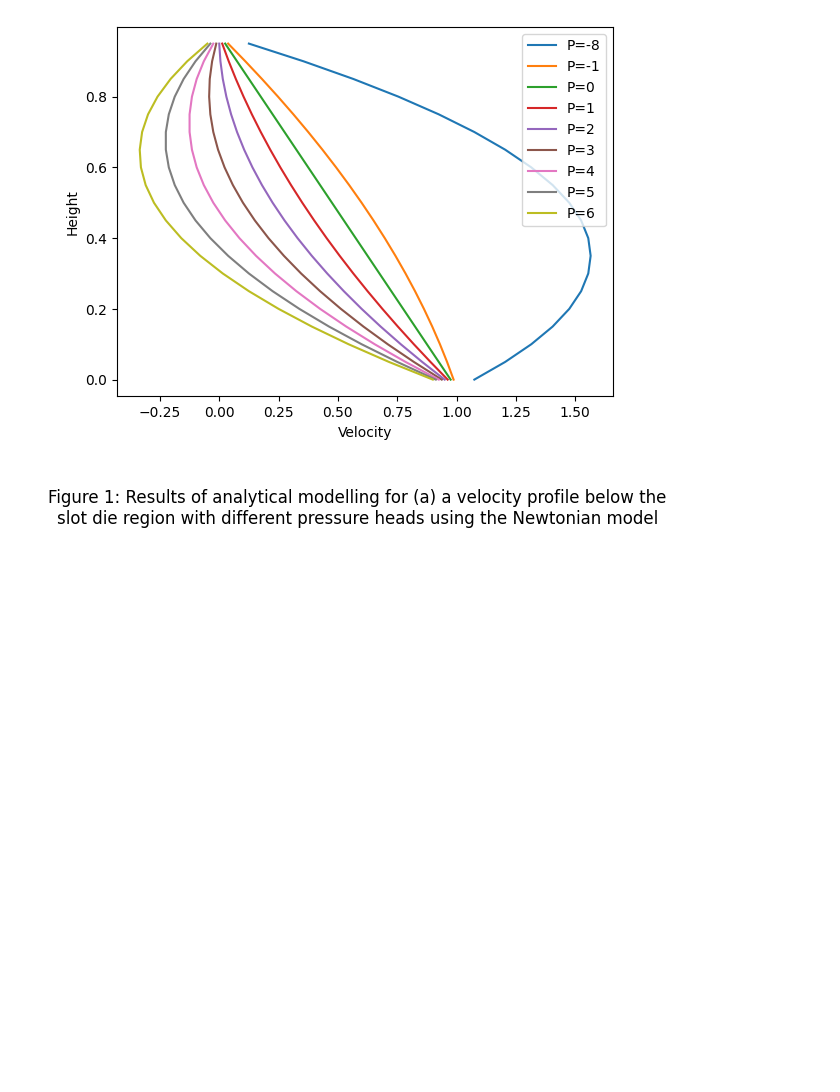
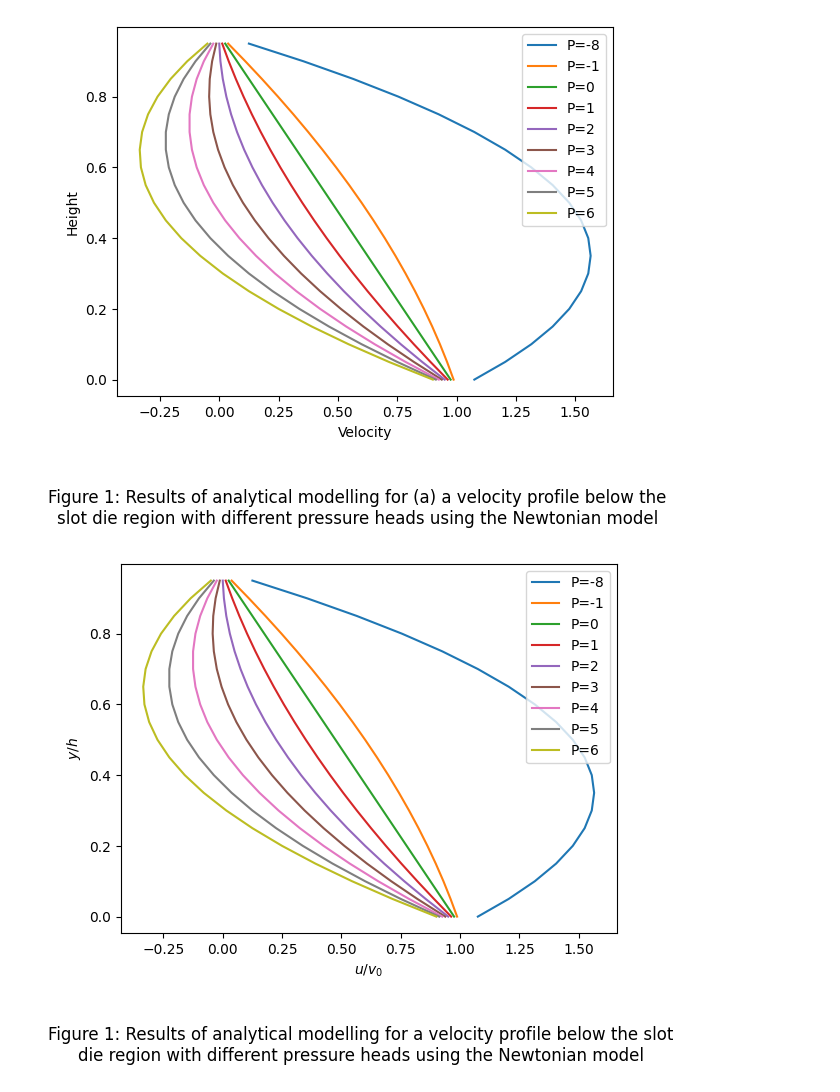
Before and after one commit to FW-Coding/FUSE-Internship-2024, a Jupyter notebook: Coating thickness model.ipynb, the cells around one changed output. Drawn from its saved outputs; the diff is of its cells as text; code cells hidden in the pictures; blank space fills up the shorter version.

Commit message:
Finished velocity profile model

```diff
--- a/Coating thickness model.ipynb
+++ b/Coating thickness model.ipynb
@@ -194,3 +194,101 @@ plt.figtext(0.5, -0.15, txt, wrap=True, horizontalalignment='center', fontsize=1
 # %% [output]
 Text(0.5, -0.15, 'Figure 1: Results of analytical modelling for (a) a velocity profile below the slot die region with different pressure heads using the Newtonian model')
 [figure]
+# %%
+def velocity_profile(U=1, H_g=1, m_0=1, viscosity="Newtonian", normalised=True, tau_y_input=3, Papanastasiou=False):
+    model = pybamm.BaseModel("height model")
+
+    # define parameters
+    P = pybamm.Parameter("Pressure [Pa]")
+    tau_y = pybamm.Parameter("Yield stress [Pa]")
+    m = pybamm.Parameter("Exponent parameter [t]")
+
+    # define variable
+    u = pybamm.Variable("Velocity  [ms-1]", domain = "coating")
+    grad = pybamm.grad(u)
+
+    # governing equations
+    model.variables["Velocity  [ms-1]"] = u
+    if Papanastasiou == False:
+        if viscosity == "Newtonian":
+            model.algebraic[u] = pybamm.div(grad)-P
+        elif viscosity == "Herschel-Bulkley" or viscosity == "HB":
+            model.algebraic[u] = pybamm.div(grad-tau_y)-P
+    elif Papanastasiou == True:
+        if viscosity == "Newtonian":
+            model.algebraic[u] = pybamm.div(grad*(1-np.exp(-m*grad)))-P
+        elif viscosity == "Herschel-Bulkley" or viscosity == "HB":
+            model.algebraic[u] = pybamm.div(grad*(1-np.exp(-m*grad))-tau_y)-P
+
+    # boundary conditions
+    model.boundary_conditions = {u: {"left": (1, "Dirichlet"), "right": (0, "Dirichlet")}}
+
+    # define geometry
+    r = pybamm.SpatialVariable(
+        "r", domain=["coating"], coord_sys="cartesian"
+    )
+    geometry = {"coating": {r: {"min": pybamm.Scalar(0), "max": pybamm.Scalar(1)}}}
+
+    # mesh and discretise
+    submesh_types = {"coating": pybamm.Uniform1DSubMesh}
+    var_pts = {r: 20}
+
+
+    spatial_methods = {"coating": pybamm.FiniteVolume()}
+
+    #Add parameters
+    param = pybamm.ParameterValues(
+        {
+            "Pressure [Pa]": "[input]",
+            "Yield stress [Pa]": tau_y_input,
+            "Exponent parameter [t]": m_0,
+        }
+    )
+
+    heights = np.arange(0,20)
+    normalised_heights = heights/20
+    pressure = [-8,-1,0,1,2,3,4,5,6]
+
+    # initial conditions
+    model.initial_conditions = {u: pybamm.Scalar(1)}
+
+    Coating_velocity = []
+
+    #Plots the solution to the model over a range of pressures
+    for j in pressure:
+        for i in heights:
+            sim = pybamm.Simulation(model, parameter_values=param, geometry=geometry, submesh_types=submesh_types, spatial_methods=spatial_methods, var_pts=var_pts)
+            sol = sim.solve([0, 1], inputs={"Pressure [Pa]":j})
+            Coating_velocity.append(sol["Velocity  [ms-1]"].entries[i][0])
+
+        #Graph plotting
+        if normalised == True:
+            plt.plot(Coating_velocity, normalised_values, label = "P={}".format(j))
+        elif normalised == False:
+            plt.plot(np.array(Coating_velocity)*U, np.array(normalised_heights)*H_g, label = "P={}".format(j))
+
+        Coating_velocity = []
+
+    #Figure labels
+    if normalised == 1:
+        plt.legend()
+        plt.ylabel(r"$y/h$")
+        plt.xlabel(r"$u/v_0$")
+    elif normalised == 0:
+        plt.legend()
+        plt.ylabel(r"Height [$\mu m$]")
+        plt.xlabel(r"Velocity [$m/min$]")
+
+
+    #Figure caption
+    txt="Figure 1: Results of analytical modelling for a velocity profile below the slot die region with different pressure heads using the" + " {} ".format(viscosity) + "model"
+    plt.figtext(0.5, -0.15, txt, wrap=True, horizontalalignment='center', fontsize=12)
+
+    #Reset the figure
+    plt.figure()
+
+velocity_profile(20,30)
+velocity_profile(3.5,180, normalised=0)
+#velocity_profile(20,30, normalised=0, Papanastasiou=1)
+# %% [output]
+[figure, added]
```
Also changed, not shown: parts of 3 cells of this notebook.
